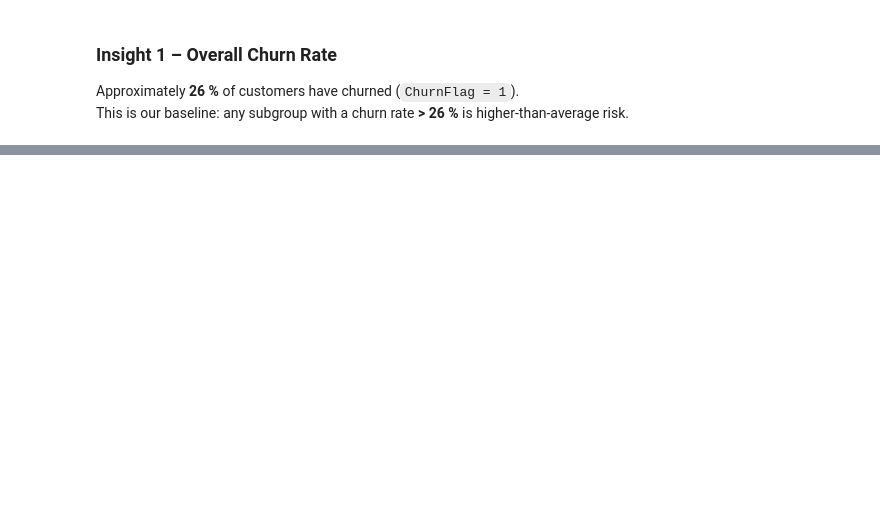
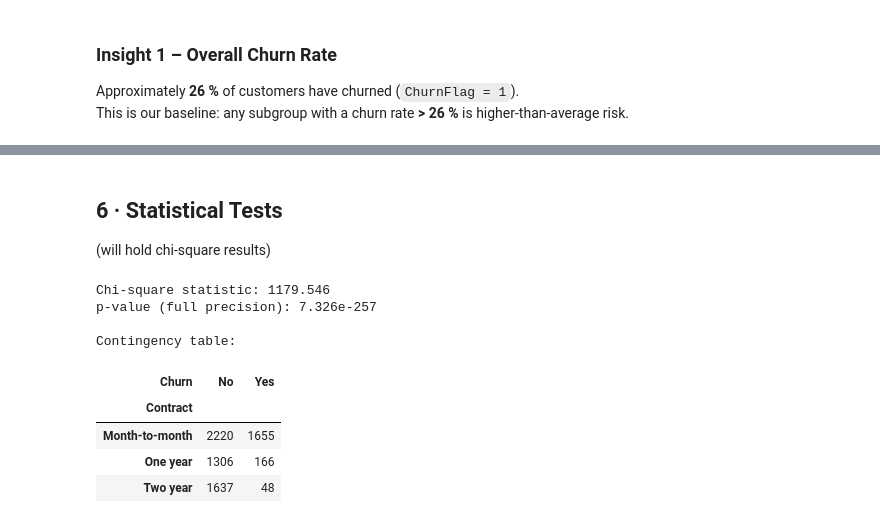
Before and after one commit to wissalzoghbi/data-career-portfolio, a Jupyter notebook: data_analysis/telco_customer_churn/notebooks/eda_telco_customer_churn.ipynb, the cells around one changed output, grey strips where cells are left out. Saved outputs shown, nothing was run; the diff lists cells and outputs as text; code cells hidden in the pictures; blank space fills up the shorter version.

```diff
--- a/data_analysis/telco_customer_churn/notebooks/eda_telco_customer_churn.ipynb
+++ b/data_analysis/telco_customer_churn/notebooks/eda_telco_customer_churn.ipynb
@@ -108,0 +245,3 @@ This is our baseline: any subgroup with a churn rate **> 26 %** is higher-than-a
+# %% [markdown]
+## 6 · Statistical Tests
+(will hold chi-square results)
@@ -108,0 +251,19 @@ This is our baseline: any subgroup with a churn rate **> 26 %** is higher-than-a
+# %%
+# Chi-square test: Contract vs Churn
+contingency = pd.crosstab(df['Contract'], df['Churn'])
+chi2, p, dof, expected = chi2_contingency(contingency)
+
+print(f"Chi-square statistic: {chi2:.3f}")
+print(f"p-value (full precision): {p:.3e}")   # e-notation
+print("\nContingency table:")
+display(contingency)
+# %% [output]
+Chi-square statistic: 1179.546
+p-value (full precision): 7.326e-257
+
+Contingency table:
+| Churn | No | Yes |
+| Contract |  |  |
+| Month-to-month | 2220 | 1655 |
+| One year | 1306 | 166 |
+| Two year | 1637 | 48 |
```
Also changed, not shown: parts of 13 cells of this notebook.
